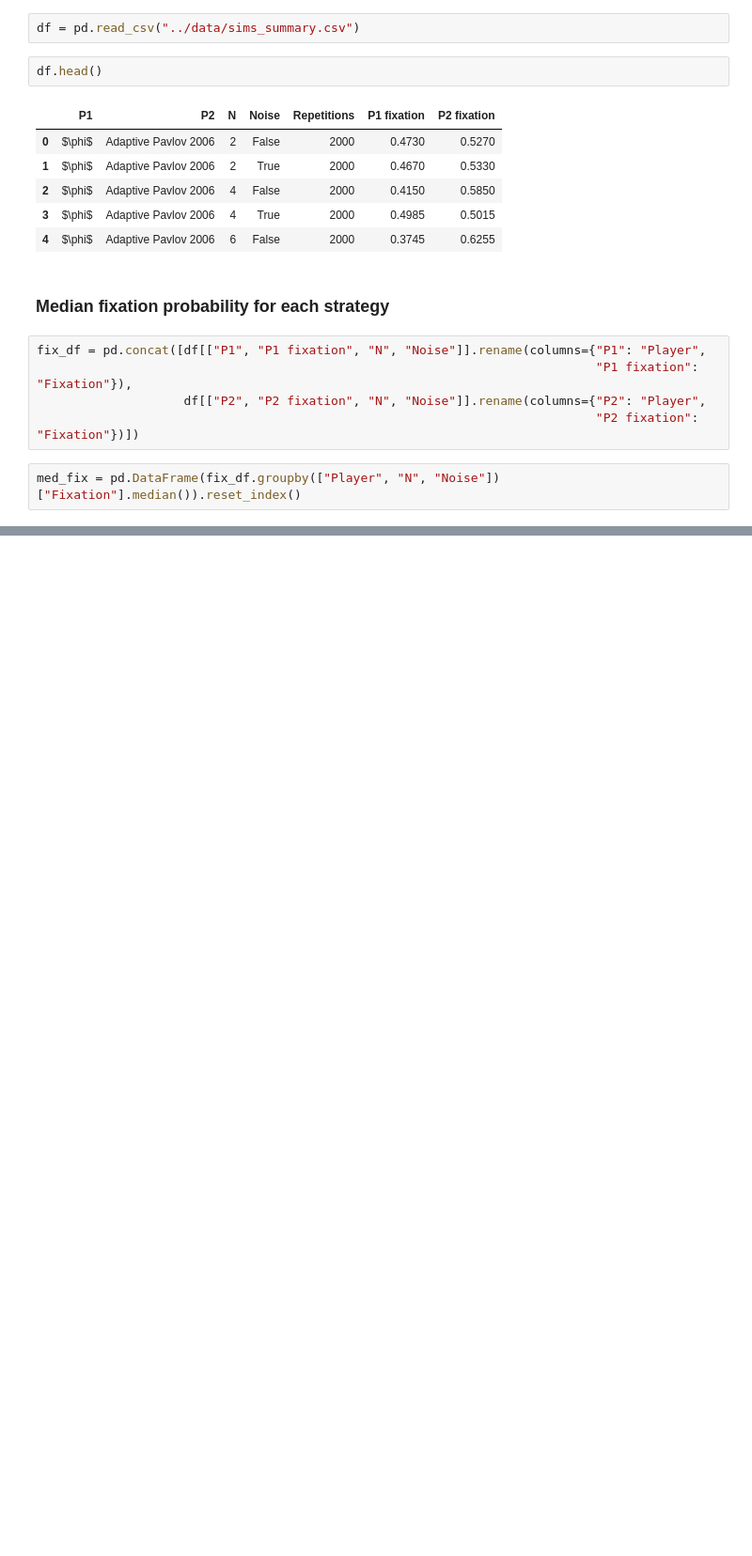
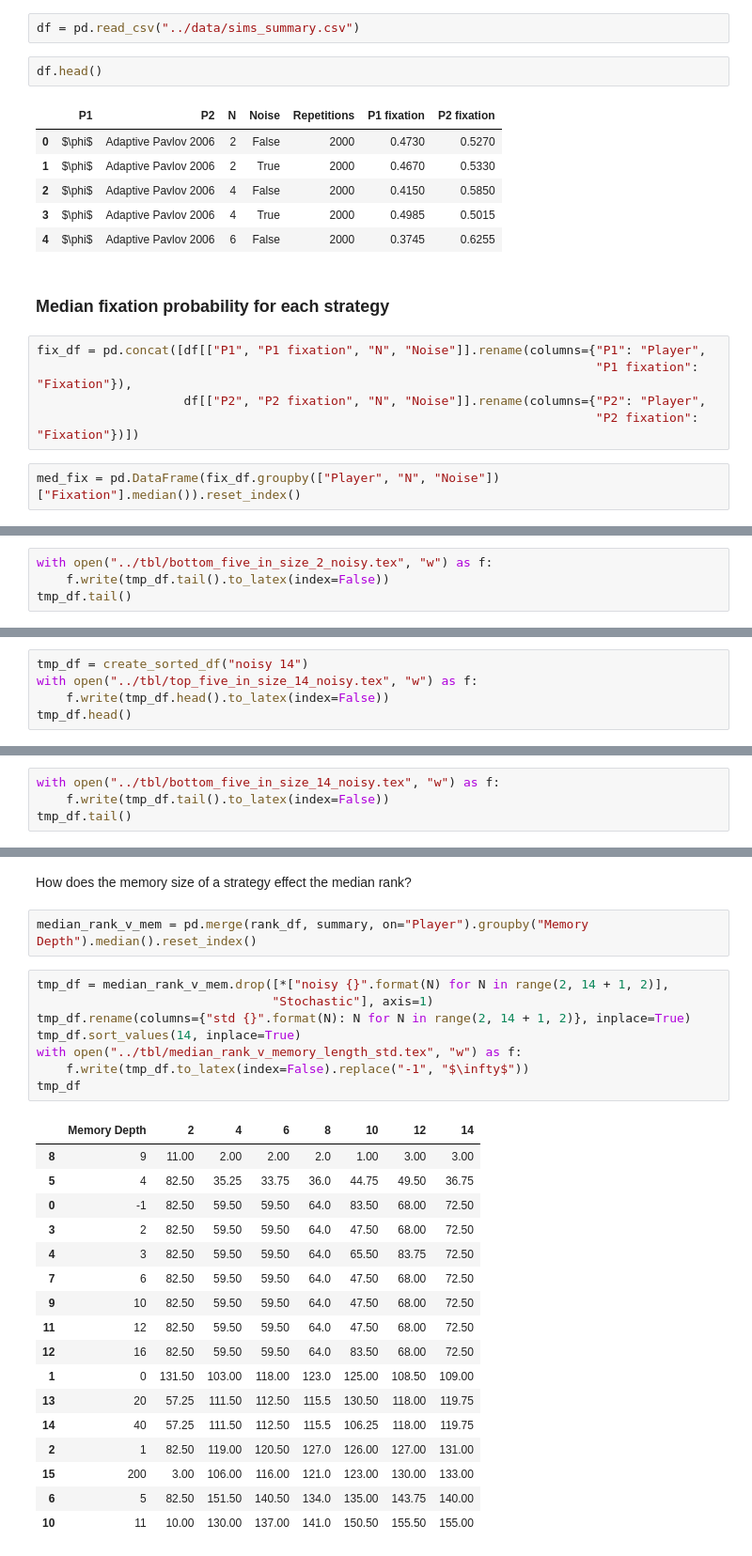
Before and after one commit to Axelrod-Python/axelrod-moran, a Jupyter notebook: nbs/main.ipynb, the cells around one changed output, grey strips where cells are left out. Shown at 94% size. Drawn from its saved outputs; the diff is of its cells as text; blank space fills up the shorter version.

```diff
--- a/nbs/main.ipynb
+++ b/nbs/main.ipynb
@@ -222,0 +349,4 @@ for noise in [True, False]:
+# %%
+with open("../tbl/bottom_five_in_size_2_noisy.tex", "w") as f:
+    f.write(tmp_df.tail().to_latex(index=False))
+tmp_df.tail()
@@ -222,0 +362,5 @@ for noise in [True, False]:
+# %%
+tmp_df = create_sorted_df("noisy 14")
+with open("../tbl/top_five_in_size_14_noisy.tex", "w") as f:
+    f.write(tmp_df.head().to_latex(index=False))
+tmp_df.head()
@@ -222,0 +376,4 @@ for noise in [True, False]:
+# %%
+with open("../tbl/bottom_five_in_size_14_noisy.tex", "w") as f:
+    f.write(tmp_df.tail().to_latex(index=False))
+tmp_df.tail()
@@ -222,0 +387,30 @@ for noise in [True, False]:
+# %% [markdown]
+How does the memory size of a strategy effect the median rank?
+# %%
+median_rank_v_mem = pd.merge(rank_df, summary, on="Player").groupby("Memory Depth").median().reset_index()
+# %%
+tmp_df = median_rank_v_mem.drop([*["noisy {}".format(N) for N in range(2, 14 + 1, 2)],
+                                "Stochastic"], axis=1)
+tmp_df.rename(columns={"std {}".format(N): N for N in range(2, 14 + 1, 2)}, inplace=True)
+tmp_df.sort_values(14, inplace=True)
+with open("../tbl/median_rank_v_memory_length_std.tex", "w") as f:
+    f.write(tmp_df.to_latex(index=False).replace("-1", "$\infty$"))
+tmp_df
+# %% [output]
+|  | Memory Depth | 2 | 4 | 6 | 8 | 10 | 12 | 14 |
+| 8 | 9 | 11.00 | 2.00 | 2.00 | 2.0 | 1.00 | 3.00 | 3.00 |
+| 5 | 4 | 82.50 | 35.25 | 33.75 | 36.0 | 44.75 | 49.50 | 36.75 |
+| 0 | -1 | 82.50 | 59.50 | 59.50 | 64.0 | 83.50 | 68.00 | 72.50 |
+| 3 | 2 | 82.50 | 59.50 | 59.50 | 64.0 | 47.50 | 68.00 | 72.50 |
+| 4 | 3 | 82.50 | 59.50 | 59.50 | 64.0 | 65.50 | 83.75 | 72.50 |
+| 7 | 6 | 82.50 | 59.50 | 59.50 | 64.0 | 47.50 | 68.00 | 72.50 |
+| 9 | 10 | 82.50 | 59.50 | 59.50 | 64.0 | 47.50 | 68.00 | 72.50 |
+| 11 | 12 | 82.50 | 59.50 | 59.50 | 64.0 | 47.50 | 68.00 | 72.50 |
+| 12 | 16 | 82.50 | 59.50 | 59.50 | 64.0 | 83.50 | 68.00 | 72.50 |
+| 1 | 0 | 131.50 | 103.00 | 118.00 | 123.0 | 125.00 | 108.50 | 109.00 |
+| 13 | 20 | 57.25 | 111.50 | 112.50 | 115.5 | 130.50 | 118.00 | 119.75 |
+| 14 | 40 | 57.25 | 111.50 | 112.50 | 115.5 | 106.25 | 118.00 | 119.75 |
+| 2 | 1 | 82.50 | 119.00 | 120.50 | 127.0 | 126.00 | 127.00 | 131.00 |
+| 15 | 200 | 3.00 | 106.00 | 116.00 | 121.0 | 123.00 | 130.00 | 133.00 |
+| 6 | 5 | 82.50 | 151.50 | 140.50 | 134.0 | 135.00 | 143.75 | 140.00 |
+| 10 | 11 | 10.00 | 130.00 | 137.00 | 141.0 | 150.50 | 155.50 | 155.00 |
```
Also changed, not shown: parts of 28 cells of this notebook, 34 other files.
